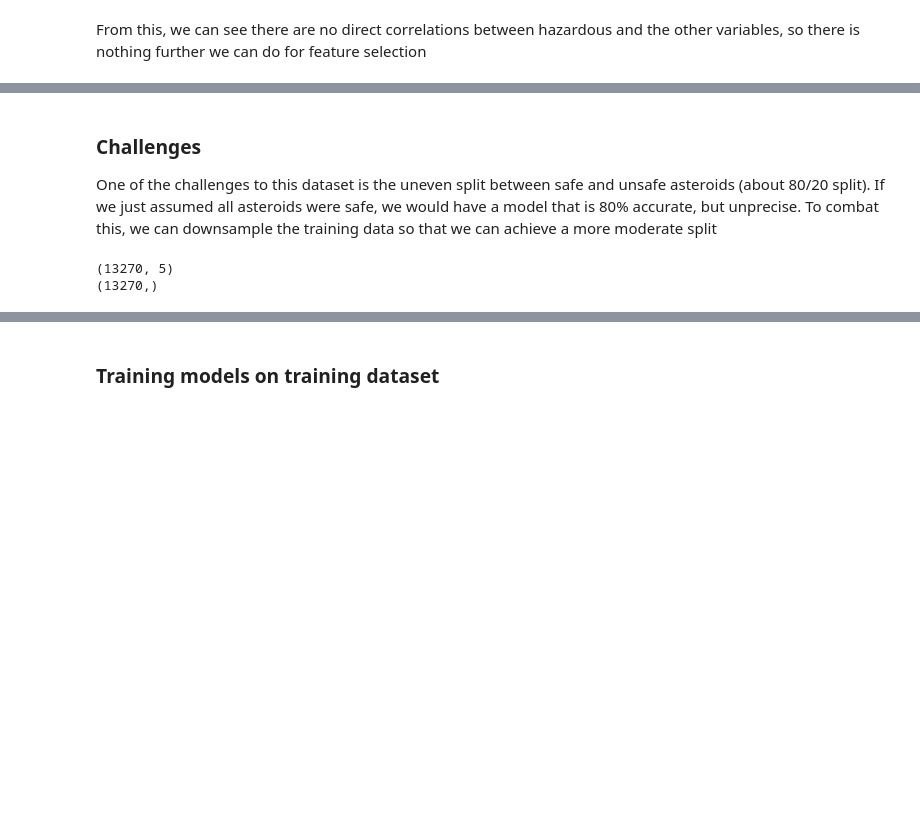
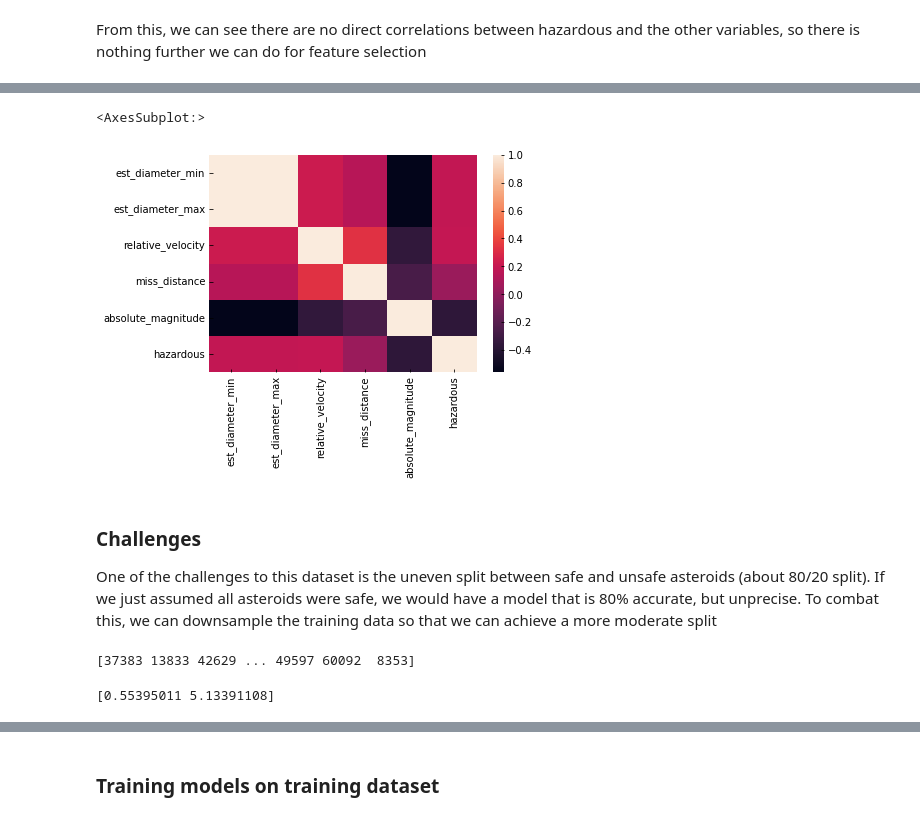
Before and after one commit to petebrown77/EECE5644_Final, a Jupyter notebook: Untitled.ipynb, the cells around one changed output, grey strips where cells are left out. Saved outputs shown, nothing was run; the diff lists cells and outputs as text; code cells hidden in the pictures; blank space fills up the shorter version.

```diff
--- a/Untitled.ipynb
+++ b/Untitled.ipynb
@@ -57,3 +88,6 @@ X_data = asteroids.drop("hazardous", axis=1).to_numpy()
 y_data = asteroids["hazardous"].to_numpy()
 
 X_train, X_test, y_train, y_test = train_test_split(X_data, y_data, random_state=42)
+# %%
+scaler = MinMaxScaler()
+asteroids[asteroids.columns[:-1]] = scaler.fit_transform(asteroids[asteroids.columns[:-1]])
@@ -60,3 +115,9 @@ X_train, X_test, y_train, y_test = train_test_split(X_data, y_data, random_state
+# %%
+correlations = asteroids.corr()
+sns.heatmap(correlations)
+# %% [output]
+<AxesSubplot:>
+[figure, added]
 # %% [markdown]
 ### Challenges
 One of the challenges to this dataset is the uneven split between safe and unsafe asteroids (about 80/20 split).  If we just assumed all asteroids were safe, we would have a model that is 80% accurate, but unprecise.  To combat this, we can downsample the training data so that we can achieve a more moderate split
@@ -83,9 +144,36 @@ y_down = np.concatenate((y_false_data, y_true_data), axis=0)
 
 np.random.shuffle(X_down)
 np.random.shuffle(y_down) #in place, no need to return anything
-
-print(X_down.shape)
-print(y_down.shape)
-# %% [output]
-(13270, 5)
-(13270,)
+# %%
+def percent_downsample(x_data, y_data, true_percent):
+    num_true = y_data[y_data == True].shape[0]
+    num_false = y_data[y_data == False].shape[0]
+
+    total_samples = int(num_true * (1 / (1 - true_percent)))
+    needed_false = total_samples - num_true
+
+    N = np.random.choice(x_data[np.where(y_data == False)[0]].shape[0], needed_false)
+    print(N)
+
+    X_false_data = x_data[N]
+    X_true_data = x_data[np.where(y_data == True)[0]]
+
+    y_false_data = y_data[N]
+    y_true_data = y_data[np.where(y_data == True)[0]]
+
+    X_down = np.concatenate((X_false_data, X_true_data), axis=0)
+    y_down = np.concatenate((y_false_data, y_true_data), axis=0)
+
+    np.random.shuffle(X_down)
+    np.random.shuffle(y_down)
+
+    return X_down, y_down
+
+x_down, y_down = percent_downsample(X_train, y_train, 0.80)
+# %% [output]
+[37383 13833 42629 ... 49597 60092  8353]
+# %%
+weights = compute_class_weight('balanced', [False, True], y_train)
+print(weights)
+# %% [output]
+[0.55395011 5.13391108]
```
Also changed, not shown: parts of 14 cells of this notebook, 1 other file.
